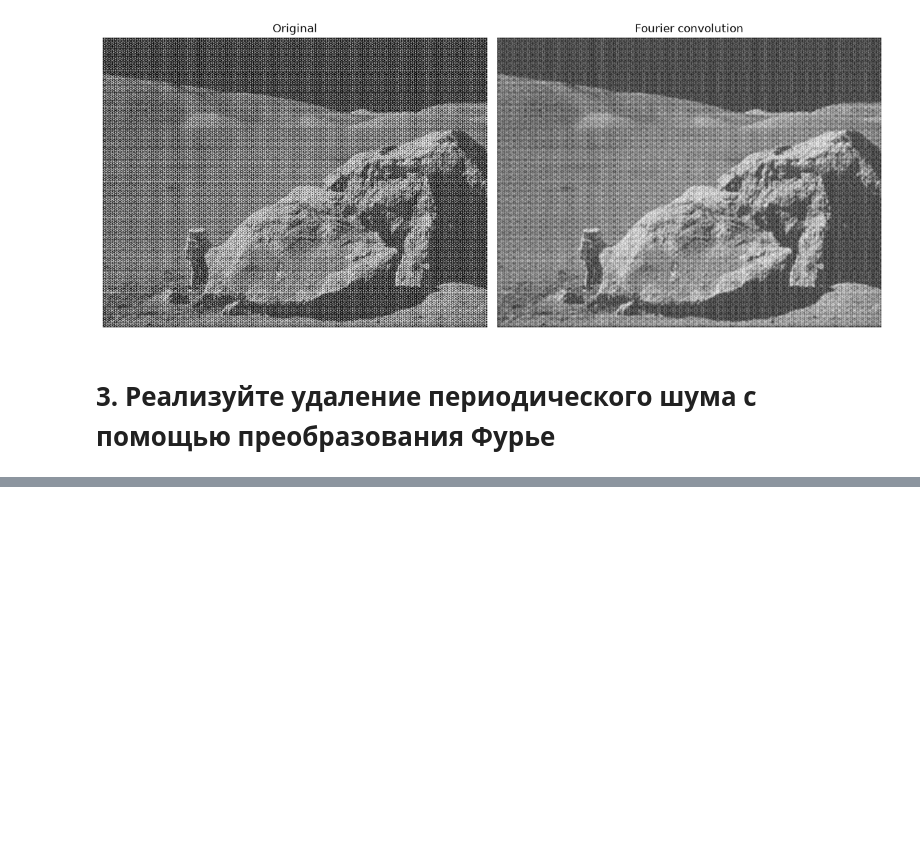
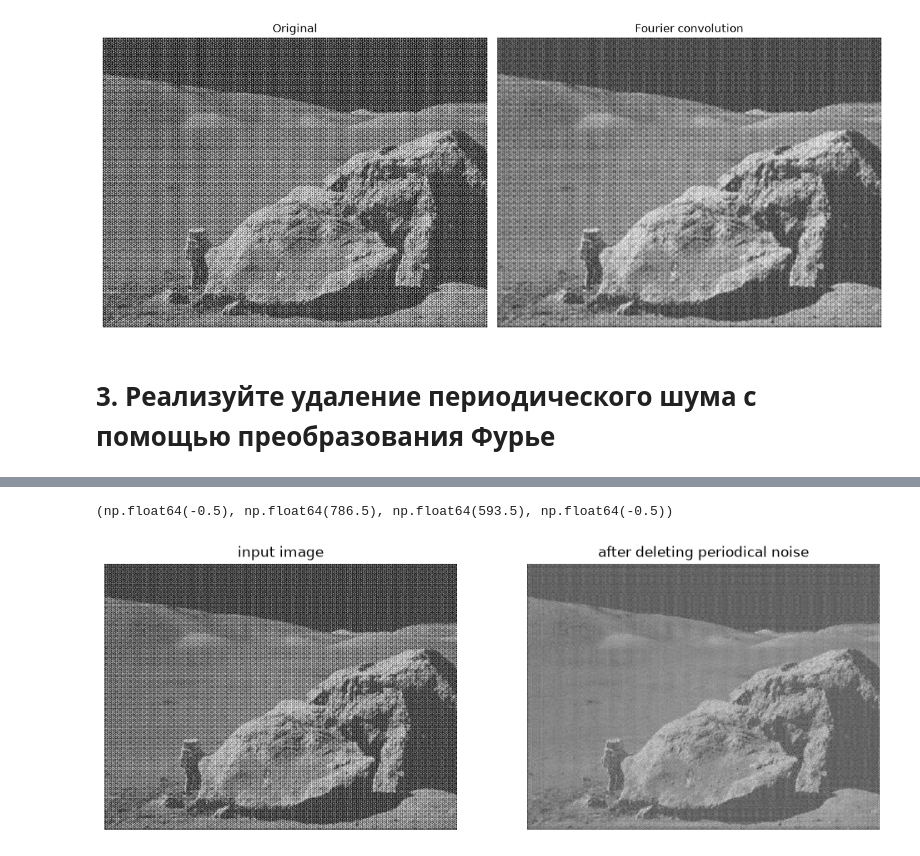
Before and after one commit to idexsts/image_processing, a Jupyter notebook: task5_ft_wt/task5.ipynb, the cells around one changed output, grey strips where cells are left out. Cells and saved outputs as stored; diff of their text form; code cells hidden in the pictures; blank space fills up the shorter version.

```diff
--- a/task5_ft_wt/task5.ipynb
+++ b/task5_ft_wt/task5.ipynb
@@ -150,0 +142,21 @@ plt.show()
+# %%
+
+fshift = dft_shift * mask
+
+f_ishift = np.fft.ifftshift(fshift, axes=(0, 1))
+image_back = cv.idft(f_ishift, flags=cv.DFT_SCALE | cv.DFT_REAL_OUTPUT)
+
+
+plt.figure(figsize=(12, 5))
+plt.subplot(1, 2, 1)
+plt.imshow(image, cmap='gray')
+plt.title('input image')
+plt.axis('off')
+
+plt.subplot(1, 2, 2)
+plt.imshow(image_back, cmap='gray')
+plt.title('after deleting periodical noise')
+plt.axis('off')
+# %% [output]
+(np.float64(-0.5), np.float64(786.5), np.float64(593.5), np.float64(-0.5))
+[figure, added]
```
Also changed, not shown: parts of 2 cells of this notebook.
